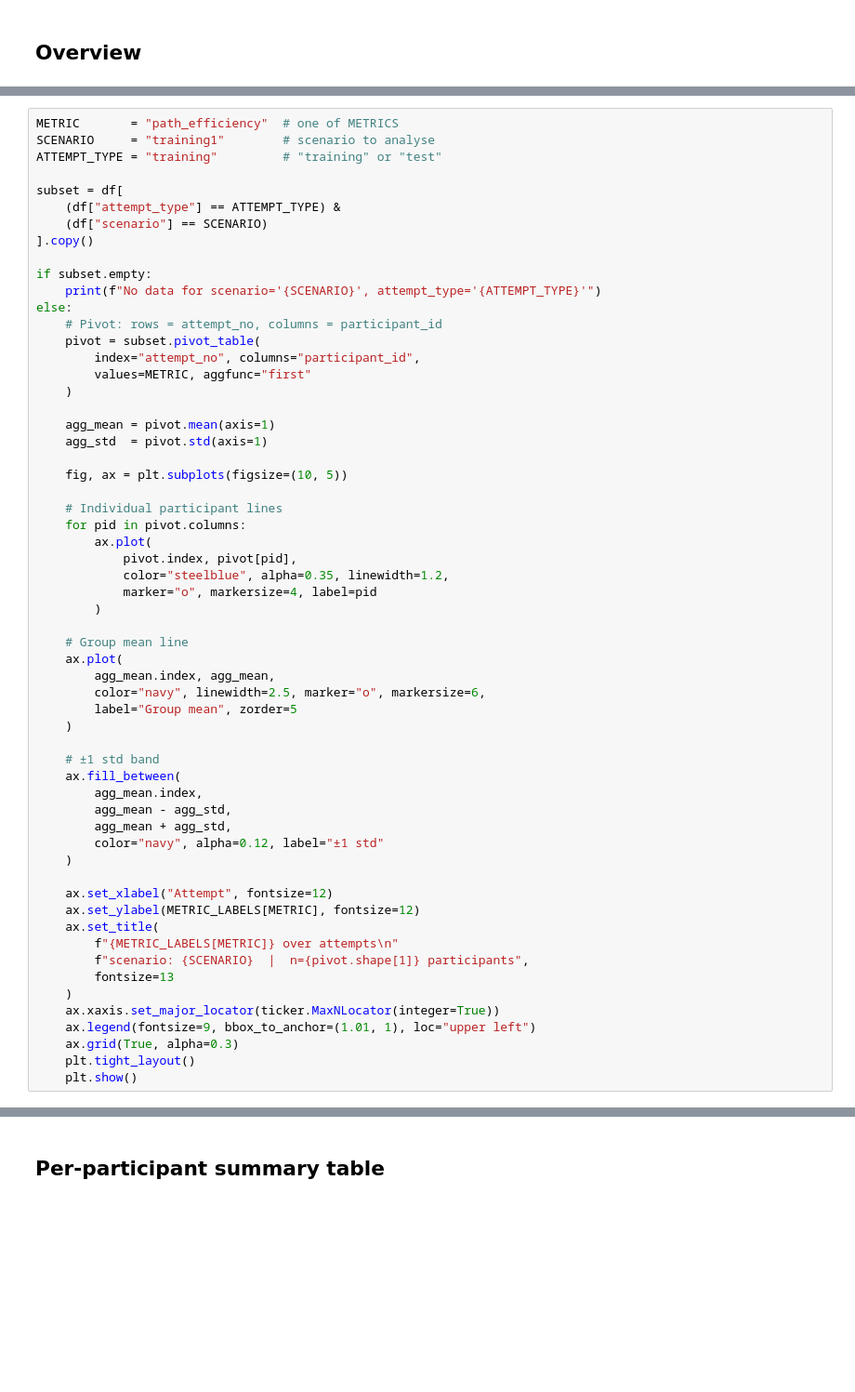
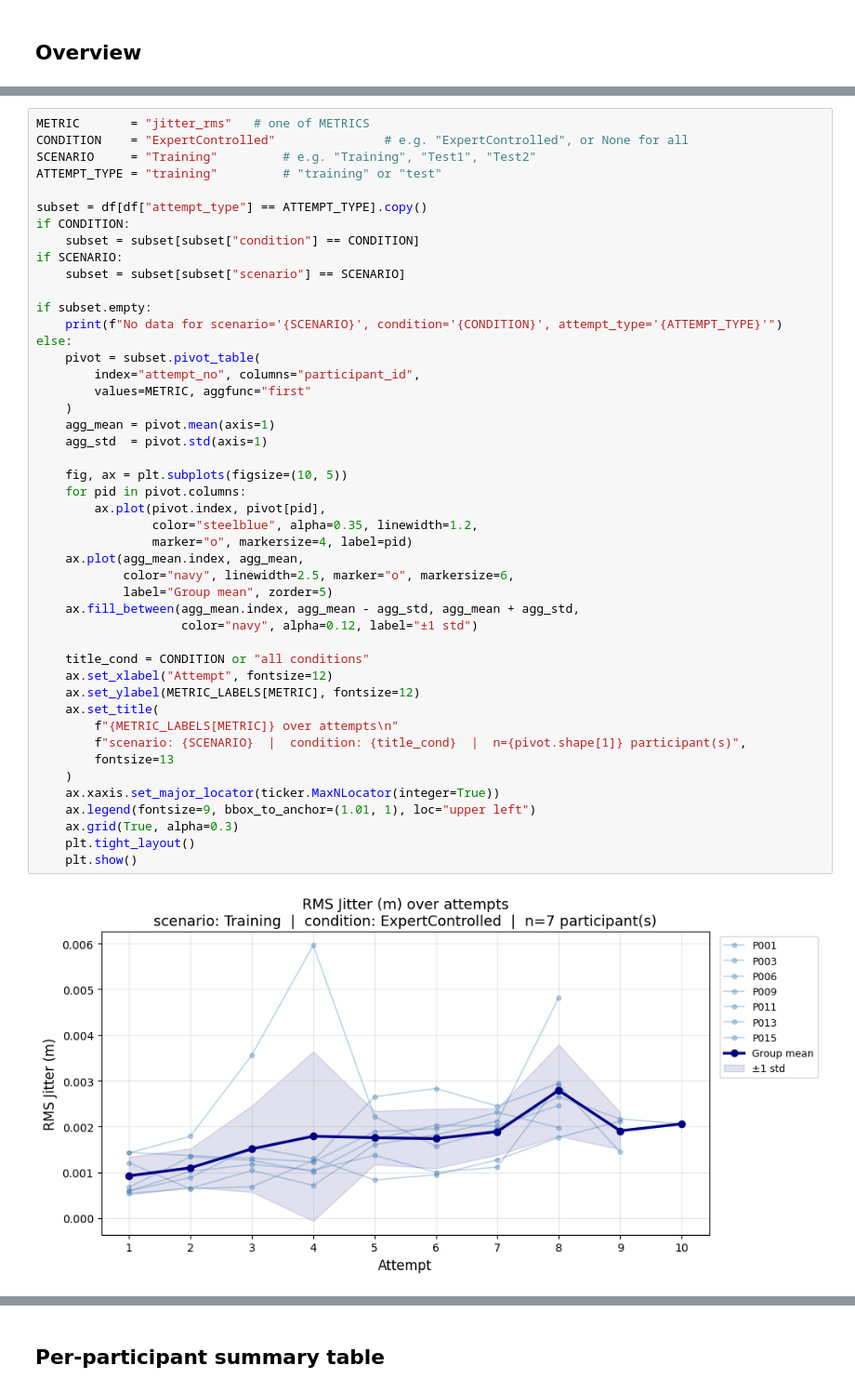
Before and after one commit to notbingsu/fyp, a Jupyter notebook: experimentation/analysis.ipynb, the cells around one changed output, grey strips where cells are left out. Shown at 93% size. Saved outputs shown, nothing was run; the diff lists cells and outputs as text; blank space fills up the shorter version.

```diff
--- a/experimentation/analysis.ipynb
+++ b/experimentation/analysis.ipynb
@@ -117,61 +209,50 @@ Attempt numbers are aligned across participants — only attempts where at least
 # %%
-METRIC       = "path_efficiency"  # one of METRICS
-SCENARIO     = "training1"        # scenario to analyse
+METRIC       = "jitter_rms"   # one of METRICS
+CONDITION    = "ExpertControlled"               # e.g. "ExpertControlled", or None for all
+SCENARIO     = "Training"         # e.g. "Training", "Test1", "Test2"
 ATTEMPT_TYPE = "training"         # "training" or "test"
 
-subset = df[
-    (df["attempt_type"] == ATTEMPT_TYPE) &
-    (df["scenario"] == SCENARIO)
-].copy()
+subset = df[df["attempt_type"] == ATTEMPT_TYPE].copy()
+if CONDITION:
+    subset = subset[subset["condition"] == CONDITION]
+if SCENARIO:
+    subset = subset[subset["scenario"] == SCENARIO]
 
 if subset.empty:
-    print(f"No data for scenario='{SCENARIO}', attempt_type='{ATTEMPT_TYPE}'")
+    print(f"No data for scenario='{SCENARIO}', condition='{CONDITION}', attempt_type='{ATTEMPT_TYPE}'")
 else:
-    # Pivot: rows = attempt_no, columns = participant_id
     pivot = subset.pivot_table(
         index="attempt_no", columns="participant_id",
         values=METRIC, aggfunc="first"
     )
-
     agg_mean = pivot.mean(axis=1)
     agg_std  = pivot.std(axis=1)
 
     fig, ax = plt.subplots(figsize=(10, 5))
+    for pid in pivot.columns:
+        ax.plot(pivot.index, pivot[pid],
+                color="steelblue", alpha=0.35, linewidth=1.2,
+                marker="o", markersize=4, label=pid)
+    ax.plot(agg_mean.index, agg_mean,
+            color="navy", linewidth=2.5, marker="o", markersize=6,
+            label="Group mean", zorder=5)
+    ax.fill_between(agg_mean.index, agg_mean - agg_std, agg_mean + agg_std,
+                    color="navy", alpha=0.12, label="±1 std")
 
-    # Individual participant lines
-    for pid in pivot.columns:
-        ax.plot(
-            pivot.index, pivot[pid],
-            color="steelblue", alpha=0.35, linewidth=1.2,
-            marker="o", markersize=4, label=pid
-        )
-
-    # Group mean line
-    ax.plot(
-        agg_mean.index, agg_mean,
-        color="navy", linewidth=2.5, marker="o", markersize=6,
-        label="Group mean", zorder=5
-    )
-
-    # ±1 std band
-    ax.fill_between(
-        agg_mean.index,
-        agg_mean - agg_std,
-        agg_mean + agg_std,
-        color="navy", alpha=0.12, label="±1 std"
-    )
-
+    title_cond = CONDITION or "all conditions"
     ax.set_xlabel("Attempt", fontsize=12)
     ax.set_ylabel(METRIC_LABELS[METRIC], fontsize=12)
     ax.set_title(
         f"{METRIC_LABELS[METRIC]} over attempts\n"
-        f"scenario: {SCENARIO}  |  n={pivot.shape[1]} participants",
+        f"scenario: {SCENARIO}  |  condition: {title_cond}  |  n={pivot.shape[1]} participant(s)",
         fontsize=13
     )
     ax.xaxis.set_major_locator(ticker.MaxNLocator(integer=True))
     ax.legend(fontsize=9, bbox_to_anchor=(1.01, 1), loc="upper left")
     ax.grid(True, alpha=0.3)
     plt.tight_layout()
     plt.show()
+# %% [output]
+[figure, added]
 # %% [markdown]
 ## Test results — metric over attempts
```
Also changed, not shown: parts of 16 cells of this notebook, 5 other files.
